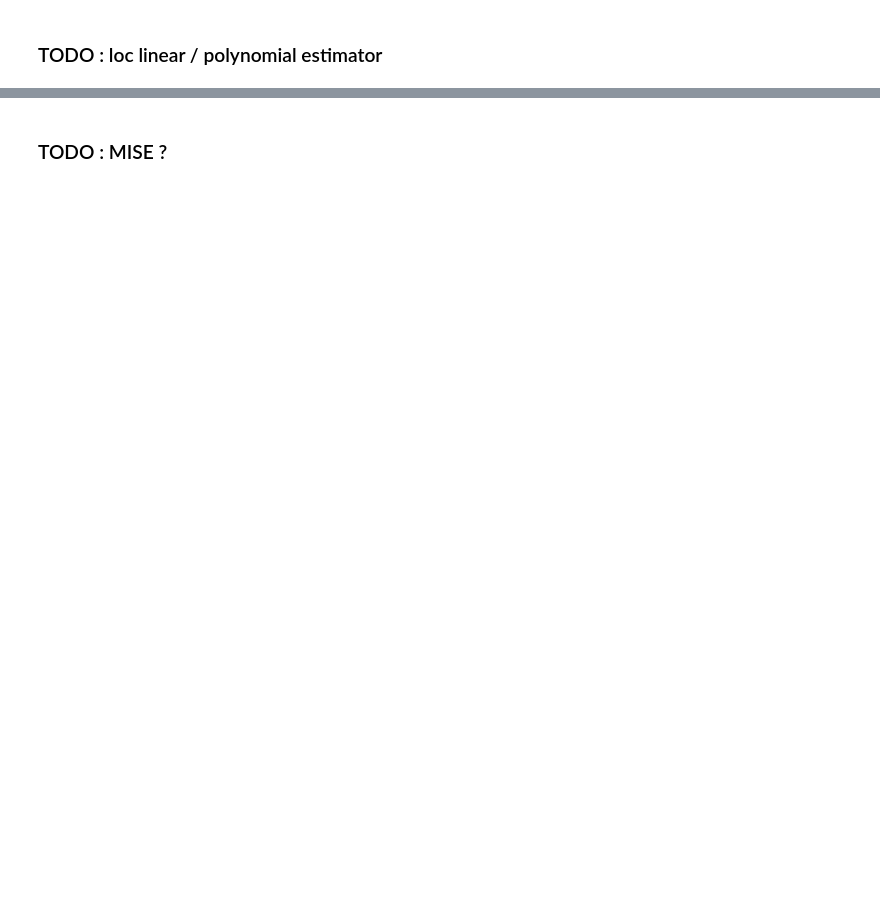
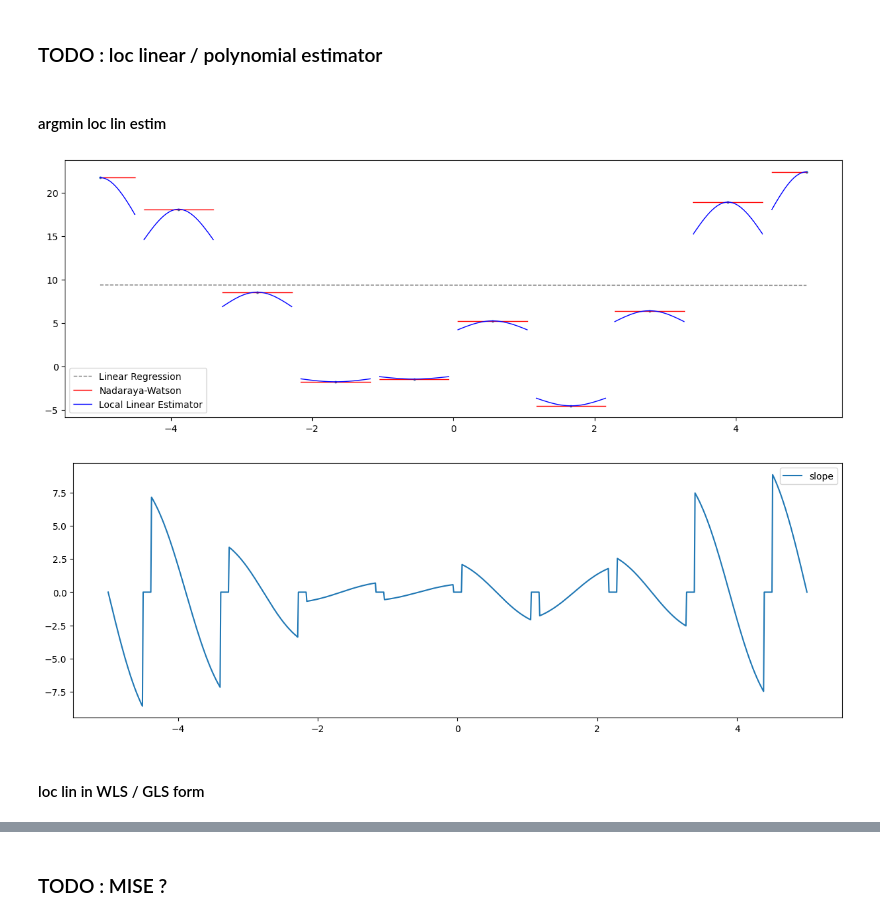
Before and after one commit to hikotei/Kernel-Simulations, a Jupyter notebook: 2023_12_12 NW.ipynb, the cells around one changed output, grey strips where cells are left out. Cells and saved outputs as stored; diff of their text form; code cells hidden in the pictures; blank space fills up the shorter version.

```diff
--- a/2023_12_12 NW.ipynb
+++ b/2023_12_12 NW.ipynb
@@ -341,2 +361,4 @@ for kernel_type in kernel_types :
 # %% [markdown]
 ### TODO : loc linear / polynomial estimator
+# %% [markdown]
+#### argmin loc lin estim
@@ -342,0 +415,46 @@ for kernel_type in kernel_types :
+# %%
+# simulation params
+n = 10
+x_min = -5
+x_max = 5
+
+np.random.seed(123)
+# generate data using trend = x^2 and gaussian noise
+x = np.linspace(x_min, x_max, n)
+# print(f"observations at x = {x}")
+y = x**2 + np.random.normal(0, 3, n)
+
+# Fit Linear Regression model
+model = LinearRegression()
+model.fit(x.reshape(-1, 1), y)
+y_pred = model.predict(x.reshape(-1, 1))
+
+# Use Nadaraya-Watson Estimator
+x_pred = np.linspace(x_min, x_max, n * 100)
+# print(f"making NW pred at {x_pred}")
+
+h = 0.1 * (1 / np.pi)
+h = 0.5
+y_pred_nw = nadaraya_watson(x, y, x_pred, "rect", h=h)
+y_pred_ll, weights_argmin = loc_lin_estim_argmin(x, y, x_pred, "rect", h=h)
+res_a, res_b = weights_argmin
+
+# Plot the original data and the regression line
+plt.figure(figsize=(15, 5))
+plt.scatter(x, y, s=3)
+plt.plot(x, y_pred, color="grey", ls="--", lw=1, label="Linear Regression")
+plt.plot(x_pred, y_pred_nw, color="red", lw=1, label="Nadaraya-Watson")
+plt.plot(x_pred, y_pred_ll, color="blue", lw=1, label="Local Linear Estimator")
+
+plt.legend()
+plt.show()
+
+plt.figure(figsize=(15, 5))
+plt.plot(x_pred, -res_b, label="slope")
+plt.legend()
+plt.show()
+# %% [output]
+[figure, added]
+[figure, added]
+# %% [markdown]
+#### loc lin in WLS / GLS form
```
Also changed, not shown: parts of 15 cells of this notebook.
